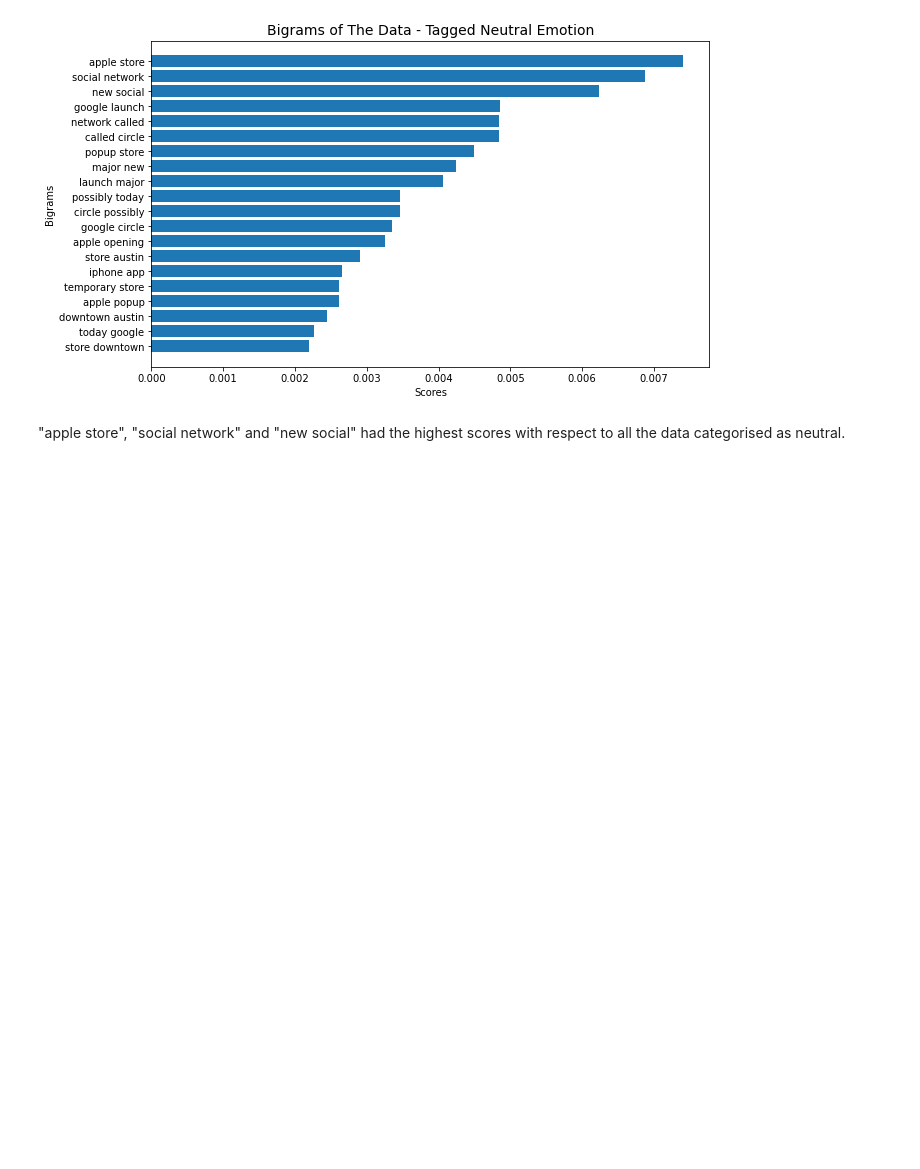
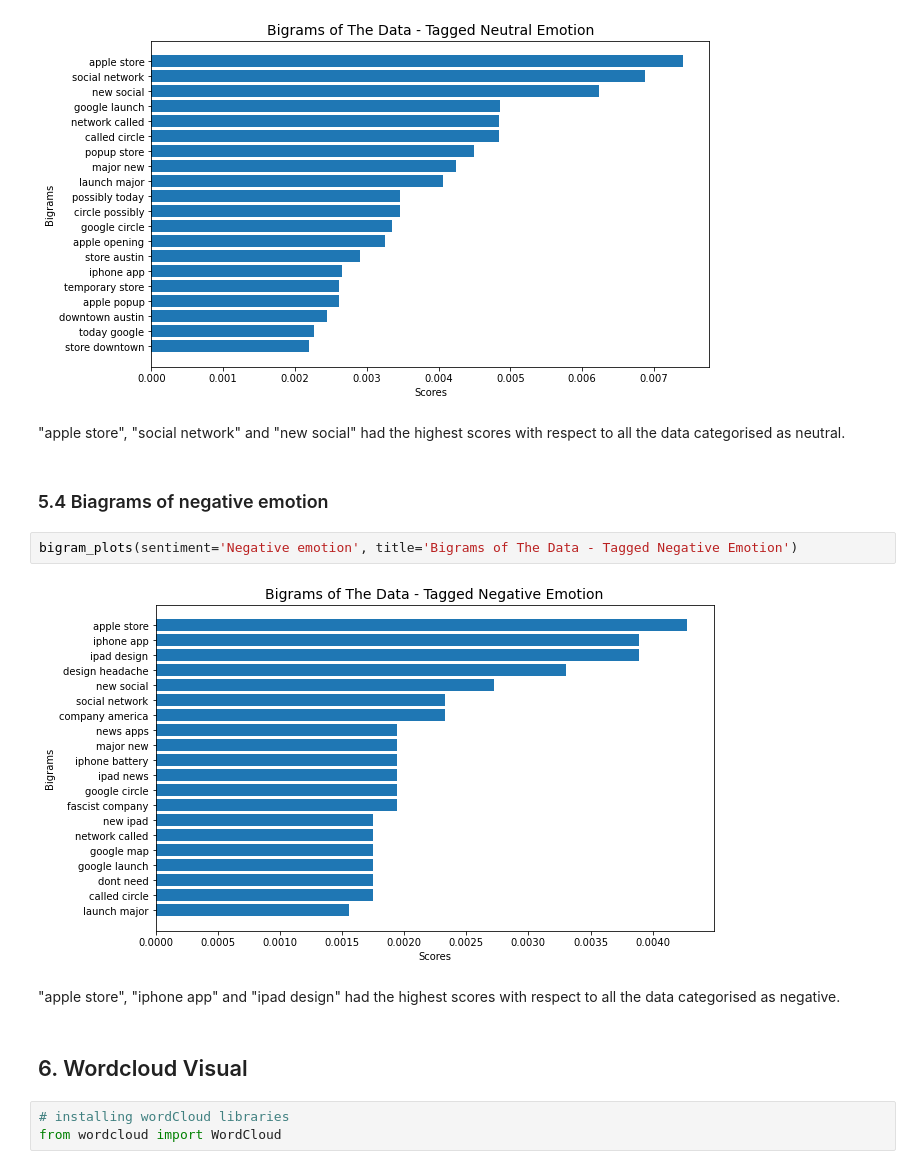
Before and after one commit to gtisnanga/GRP-13-FINAL-PROJECT, a Jupyter notebook: ANGELA.ipynb, the cells around one changed output. Cells and saved outputs as stored; diff of their text form; blank space fills up the shorter version.

Commit message:
Biagrams of negative emotion

```diff
--- a/ANGELA.ipynb
+++ b/ANGELA.ipynb
@@ -643,3 +643,16 @@ bigram_plots(sentiment='Neutral emotion', title='Bigrams of The Data - Tagged Ne
 [figure]
 # %% [markdown]
 "apple store", "social network" and "new social" had the highest scores with respect to all the data categorised as neutral.
+# %% [markdown]
+### 5.4 Biagrams of negative emotion
+# %%
+bigram_plots(sentiment='Negative emotion', title='Bigrams of The Data - Tagged Negative Emotion')
+# %% [output]
+[figure, added]
+# %% [markdown]
+"apple store", "iphone app" and "ipad design" had the highest scores with respect to all the data categorised as negative.
+# %% [markdown]
+## 6. Wordcloud Visual
+# %%
+# installing wordCloud libraries
+from wordcloud import WordCloud
```
Also changed, not shown: parts of 3 cells of this notebook.
